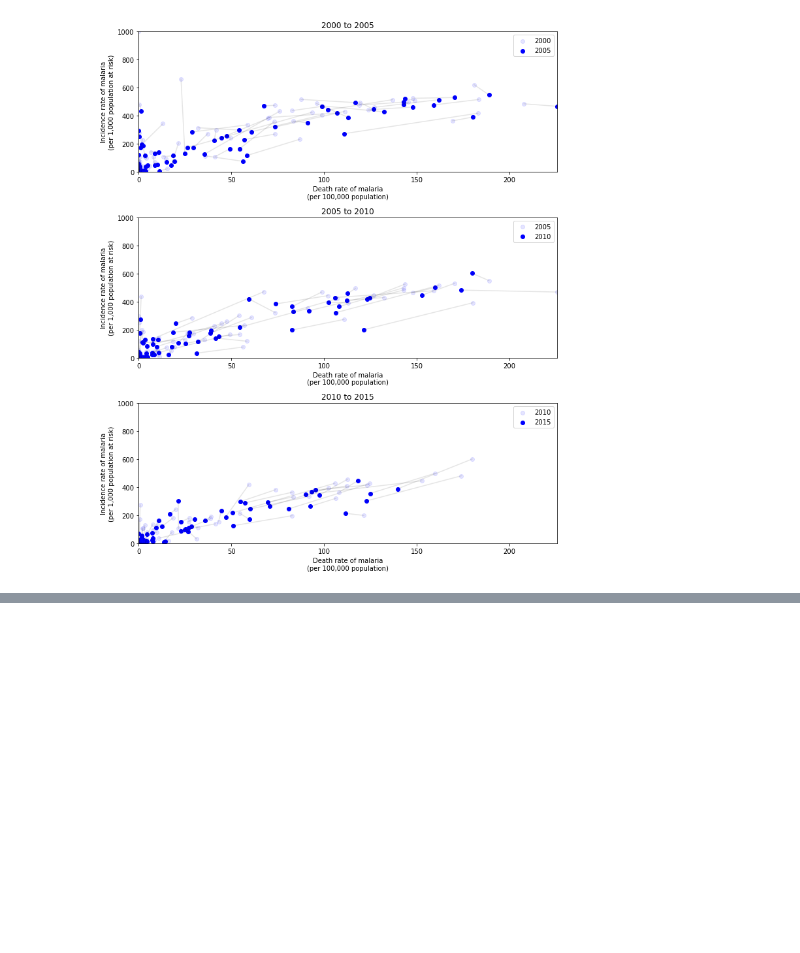
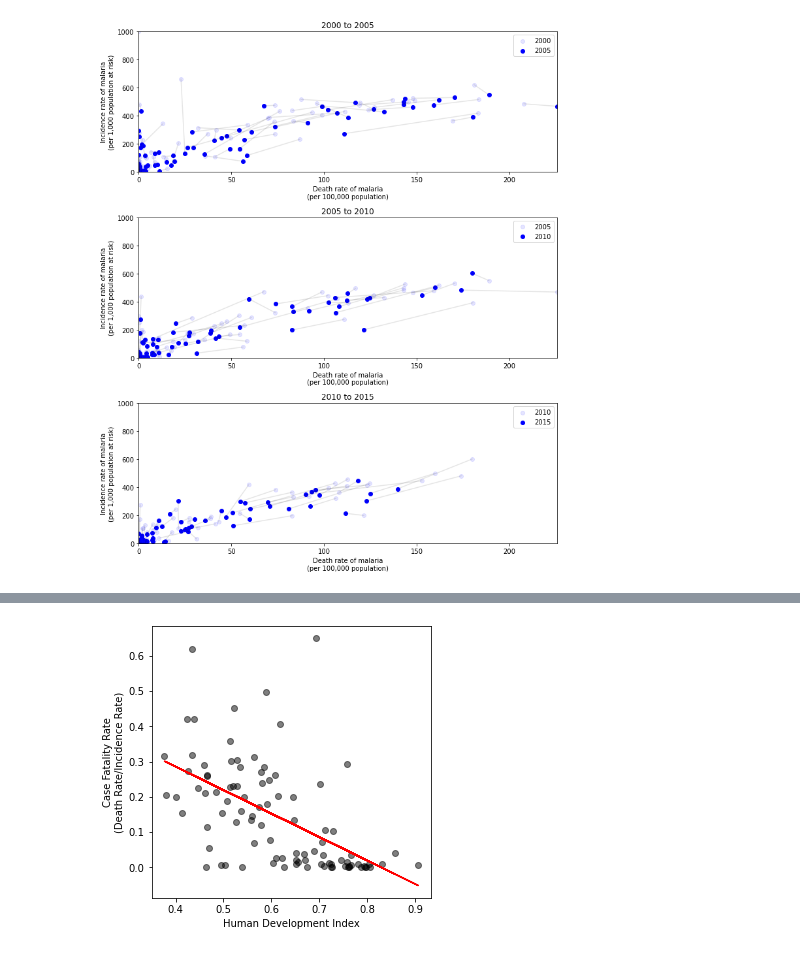
Before and after one commit to simonchuth/sgh_assessment, a Jupyter notebook: malaria_notebook.ipynb, the cells around one changed output, grey strips where cells are left out. Saved outputs shown, nothing was run; the diff lists cells and outputs as text; code cells hidden in the pictures; blank space fills up the shorter version.

```diff
--- a/malaria_notebook.ipynb
+++ b/malaria_notebook.ipynb
@@ -423,0 +389,11 @@ United States Virgin Islands
+# %%
+result_df_3 = sql_to_pandas('SELECT malaria_deaths.entity, AVG(malaria_deaths.deaths_rate_per_100k) as deaths_rate_per_100k, AVG(malaria_inc.incidence) as incidence \
+                             FROM malaria_deaths \
+                             INNER JOIN malaria_inc \
+                             ON malaria_deaths.entity = malaria_inc.entity \
+                             AND malaria_deaths.year = malaria_inc.year \
+                             WHERE \
+                             malaria_deaths.code IS NOT NULL \
+                             AND malaria_deaths.entity!="World" \
+                             GROUP BY malaria_deaths.entity')
+result_df_3
@@ -423,0 +414,4 @@ United States Virgin Islands
+# %%
+hdi_path = 'https://raw.githubusercontent.com/simonchuth/sgh_assessment/master/country_hdi.csv'
+hdi_df = pd.read_csv(hdi_path)
+hdi_df
@@ -423,0 +432,6 @@ United States Virgin Islands
+# %%
+combined_df = result_df_3.merge(hdi_df, left_on='entity', right_on='country')
+combined_df.drop(columns='country', inplace=True)
+combined_df['death_incidence'] = combined_df.deaths_rate_per_100k / combined_df.incidence
+combined_df = combined_df[combined_df.death_incidence < 1.5]  # ALgeria is an outlier, with a death_incidence of 2.36 and high HDI
+combined_df
@@ -423,0 +452,15 @@ United States Virgin Islands
+# %%
+z = np.polyfit(combined_df.hdi, combined_df.death_incidence, 1)
+p = np.poly1d(z)
+
+plt.figure(figsize=(5, 5))
+
+plt.scatter(combined_df.hdi, combined_df.death_incidence, c='k', alpha=0.5)
+plt.plot(combined_df.hdi, p(combined_df.hdi),'r')
+
+plt.xlabel('Human Development Index')
+plt.ylabel('Case Fatality Rate\n(Death Rate/Incidence Rate)')
+
+plt.show()
+# %% [output]
+[figure, added]
```
Also changed, not shown: parts of 13 cells of this notebook.
